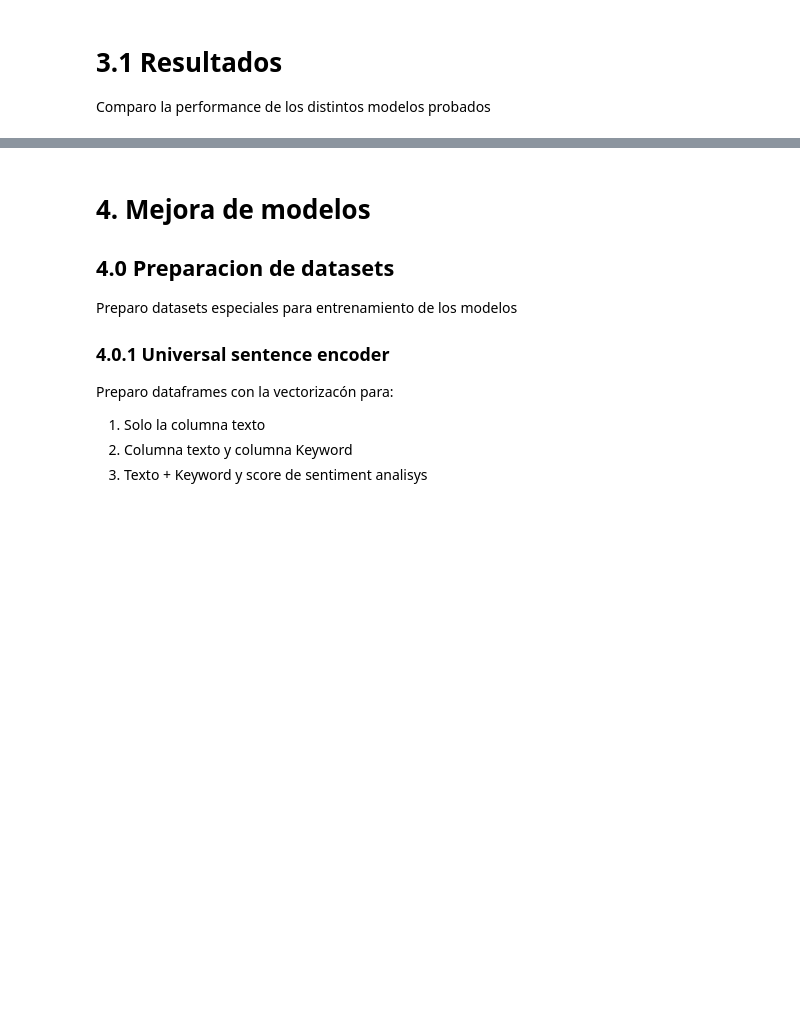
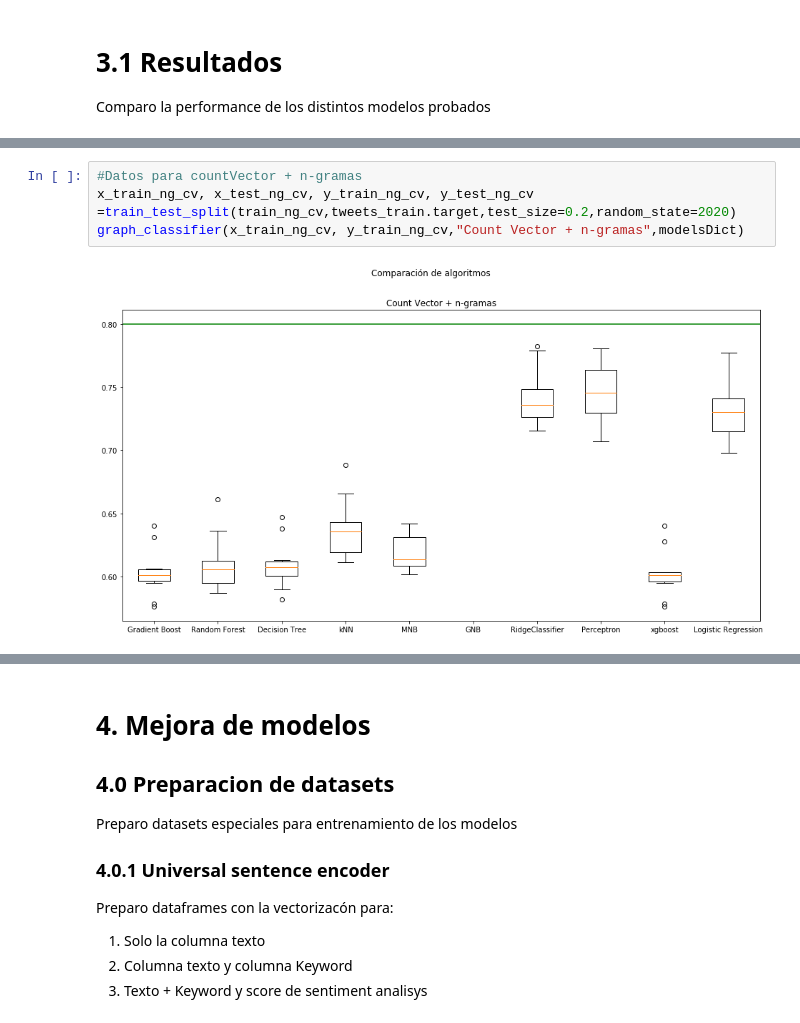
Before and after one commit to vnbarr/75.06-Datos, a Jupyter notebook: notebooks/TP2.ipynb, the cells around one changed output, grey strips where cells are left out. Drawn from its saved outputs; the diff is of its cells as text; blank space fills up the shorter version.

```diff
--- a/notebooks/TP2.ipynb
+++ b/notebooks/TP2.ipynb
@@ -795,0 +654,6 @@ usetf_results.sort_values(by=["Prec. test","AUC score"],ascending=(False,False))
+# %%
+#Datos para countVector + n-gramas
+x_train_ng_cv, x_test_ng_cv, y_train_ng_cv, y_test_ng_cv =train_test_split(train_ng_cv,tweets_train.target,test_size=0.2,random_state=2020)
+graph_classifier(x_train_ng_cv, y_train_ng_cv,"Count Vector + n-gramas",modelsDict)
+# %% [output]
+[figure, added]
```
Also changed, not shown: parts of 57 cells of this notebook.
